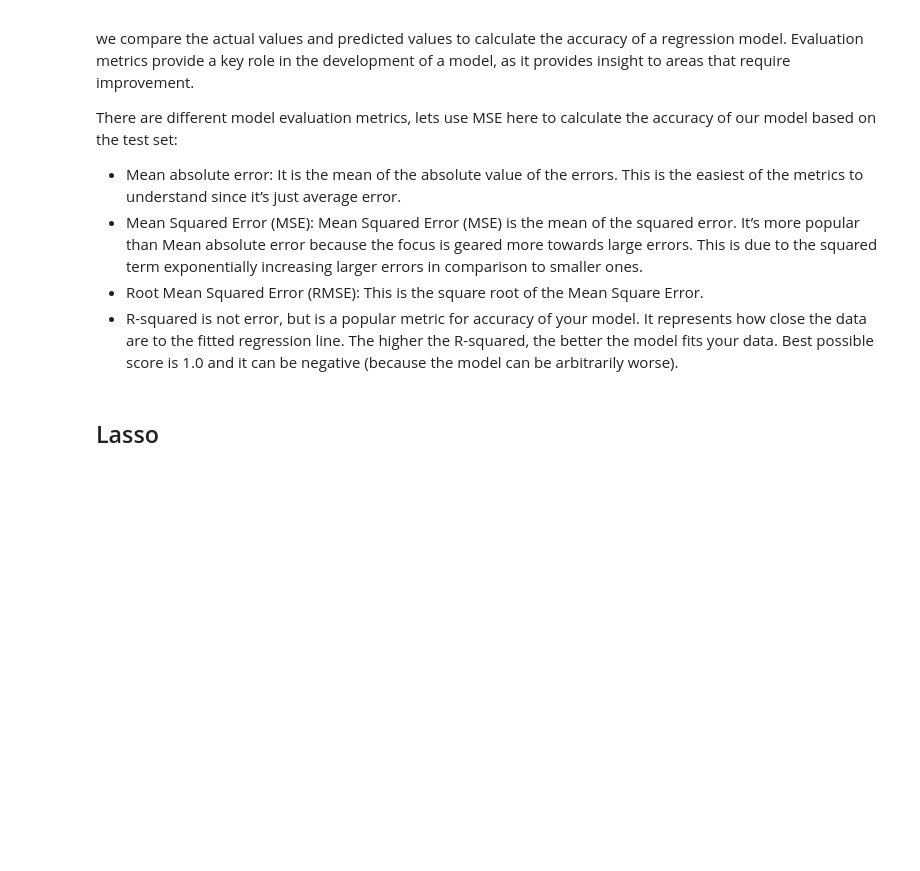
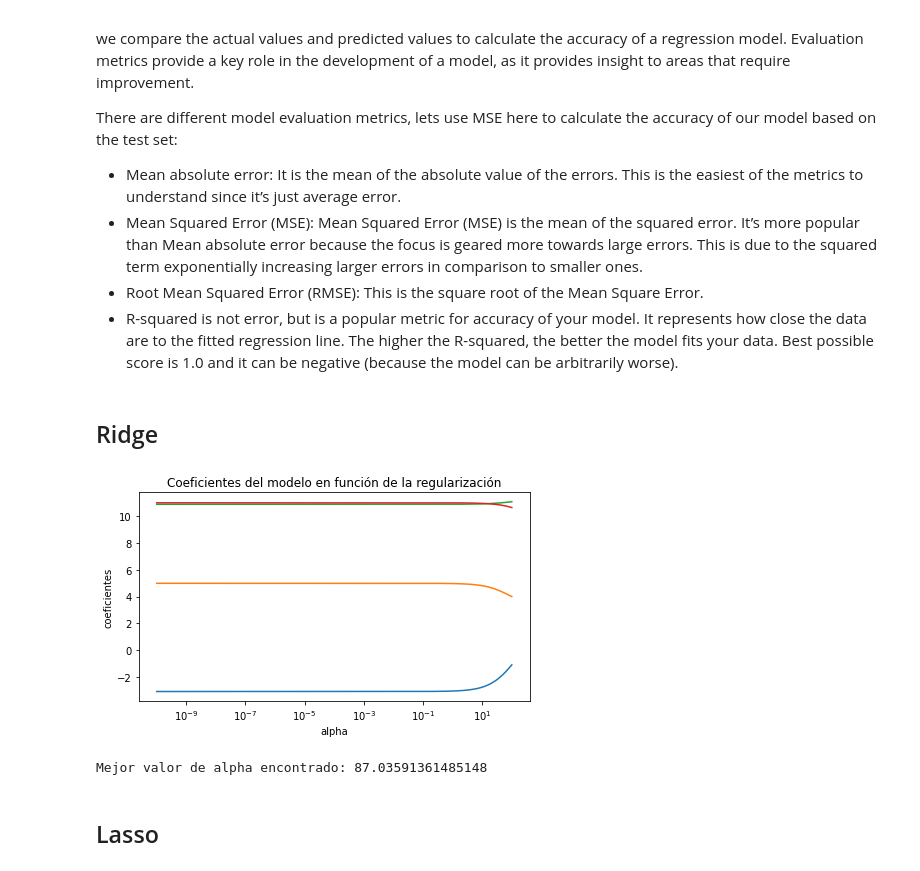
Before and after one commit to CrowBonilla/sistemas-inteligentes, a Jupyter notebook: code/ML_Regression_CO2_Emission.ipynb, the cells around one changed output. Saved outputs shown, nothing was run; the diff lists cells and outputs as text; code cells hidden in the pictures; blank space fills up the shorter version.

Commit message:
ML models

```diff
--- a/code/ML_Regression_CO2_Emission.ipynb
+++ b/code/ML_Regression_CO2_Emission.ipynb
@@ -64,7 +68,7 @@ We have downloaded a fuel consumption dataset, **`MY2022 Fuel Consumption Rating
 # %% [markdown]
 <h2 id="reading_data">Reading the data in</h2>
 # %%
-emissions_df = pd.read_csv("MY2022_Fuel_Consumption_Ratings.csv", encoding='cp1252',
+emissions_df = pd.read_csv("Fuel_Consumption_Ratings.csv", encoding='cp1252',
                  nrows=882, usecols=[1,2,3,4,5,6,7,8,9,10,11,12,13,14], index_col=False)
 
 # take a look at the dataset
@@ -235,2 +247,41 @@ There are different model evaluation metrics, lets use MSE here to calculate the
+# %% [markdown]
+## Ridge
+# %%
+# Creación y entrenamiento del modelo (con búsqueda por CV del valor óptimo alpha)
+# ==============================================================================
+# Por defecto RidgeCV utiliza el mean squared error
+modelo_Ridge = RidgeCV(
+            alphas          = np.logspace(-10, 2, 200),
+            fit_intercept   = True,
+            store_cv_values = True
+         )
+
+_ = modelo_Ridge.fit(X = X, y = y)
+
+# Evolución de los coeficientes en función de alpha
+# ==============================================================================
+alphas = modelo_Ridge.alphas
+coefs = []
+
+for alpha in alphas:
+    modelo_temp = Ridge(alpha=alpha, fit_intercept=False)
+    modelo_temp.fit(X_train, y_train)
+    coefs.append(modelo_temp.coef_.flatten())
+
+fig, ax = plt.subplots(figsize=(7, 3.84))
+ax.plot(alphas, coefs)
+ax.set_xscale('log')
+ax.set_xlabel('alpha')
+ax.set_ylabel('coeficientes')
+ax.set_title('Coeficientes del modelo en función de la regularización');
+plt.axis('tight')
+plt.show()
+
+# Mejor valor alpha encontrado
+# ==============================================================================
+print(f"Mejor valor de alpha encontrado: {modelo_Ridge.alpha_}")
+# %% [output]
+[figure, added]
+Mejor valor de alpha encontrado: 87.03591361485148
 # %% [markdown]
 ## Lasso
```
Also changed, not shown: parts of 35 cells of this notebook, 4 other files.
